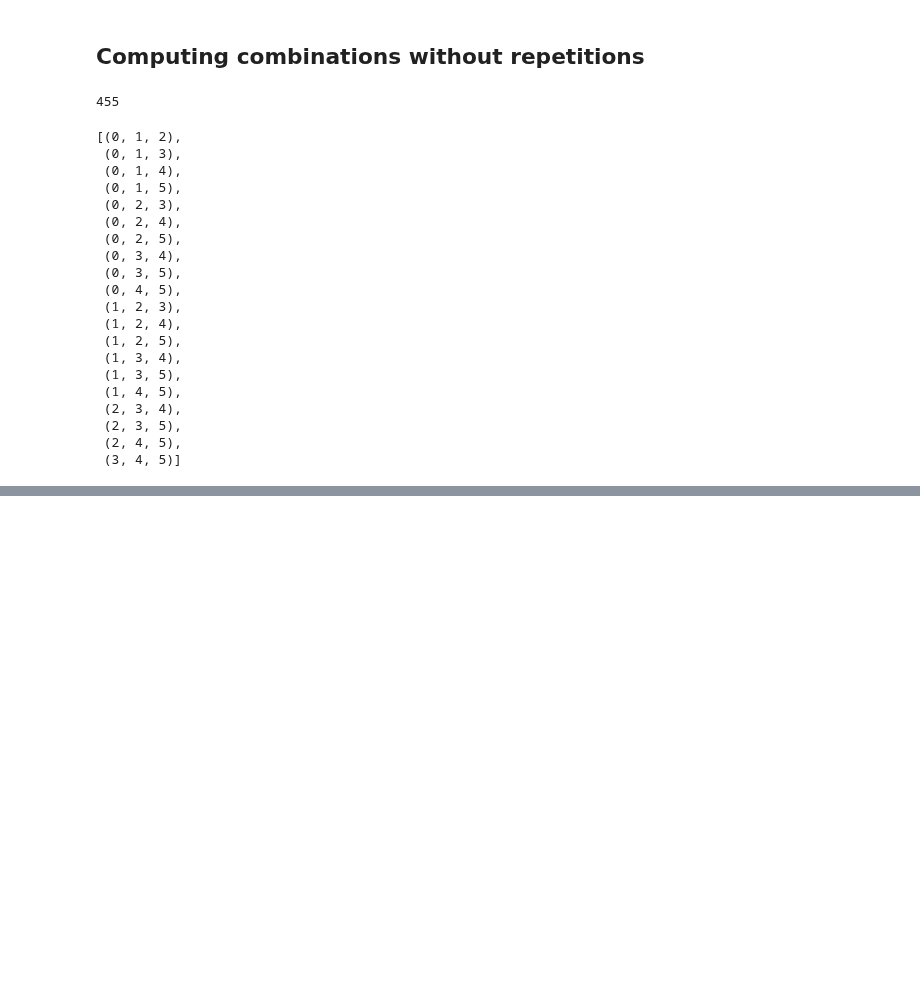
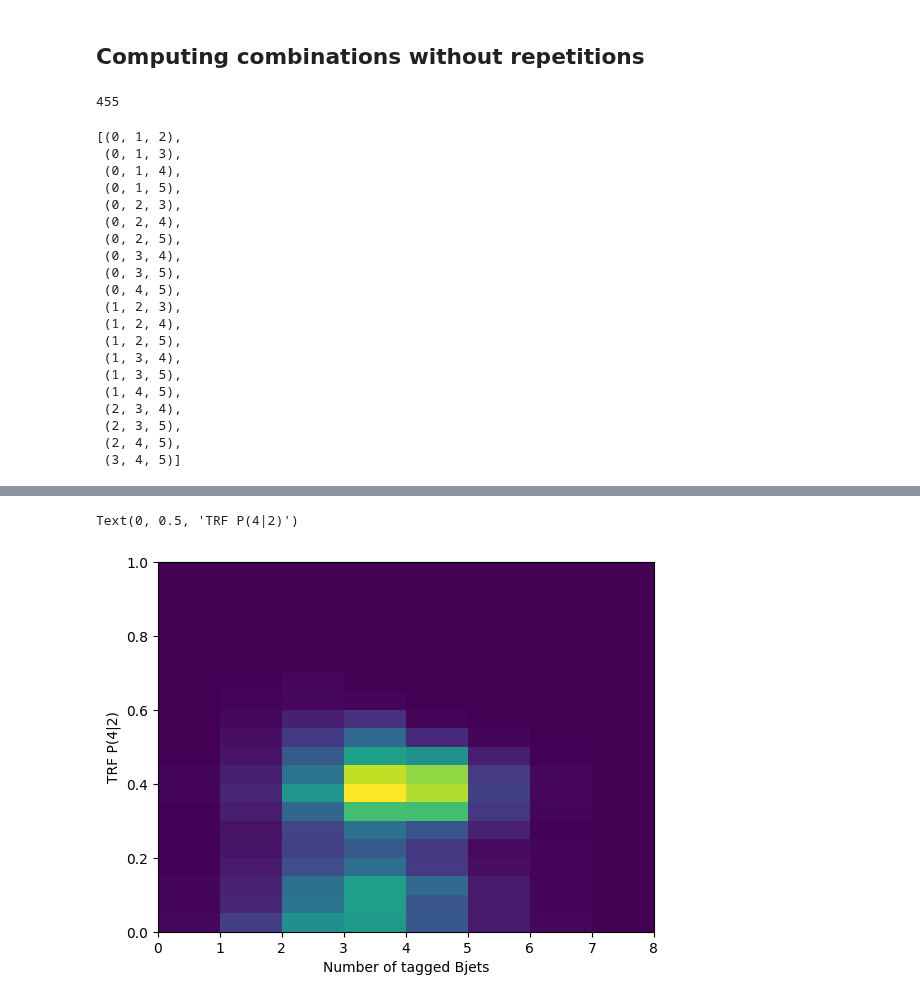
Before and after one commit to PocketCoffea/AnalysisConfigs, a Jupyter notebook: configs/ttHbb/tag_rate_function/TRF_Tests.ipynb, the cells around one changed output, grey strips where cells are left out. Drawn from its saved outputs; the diff is of its cells as text; code cells hidden in the pictures; blank space fills up the shorter version.

```diff
--- a/configs/ttHbb/tag_rate_function/TRF_Tests.ipynb
+++ b/configs/ttHbb/tag_rate_function/TRF_Tests.ipynb
@@ -202,0 +408,8 @@ out = comb_index(10, 3)
+# %%
+plt.hist2d(ak.to_numpy(nBjets), P_AB,
+          bins=(8, 20), range=((0.,8.),(0.,1.)));
+plt.xlabel("Number of tagged Bjets")
+plt.ylabel("TRF P(4|2)")
+# %% [output]
+Text(0, 0.5, 'TRF P(4|2)')
+[figure, added]
```
Also changed, not shown: parts of 40 cells of this notebook.
